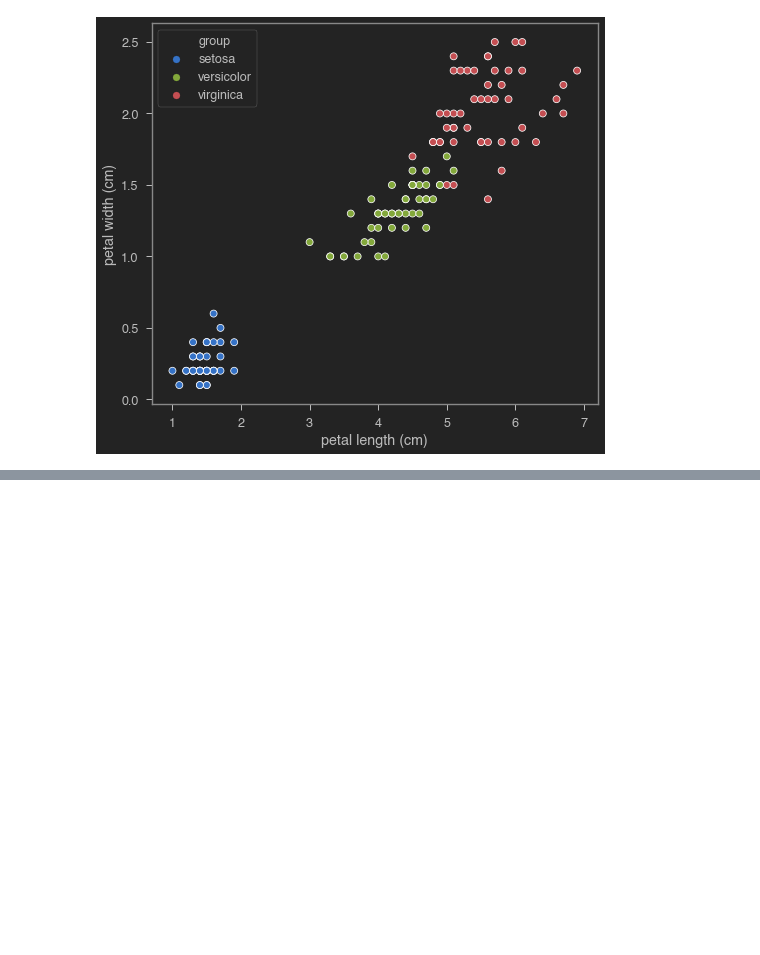
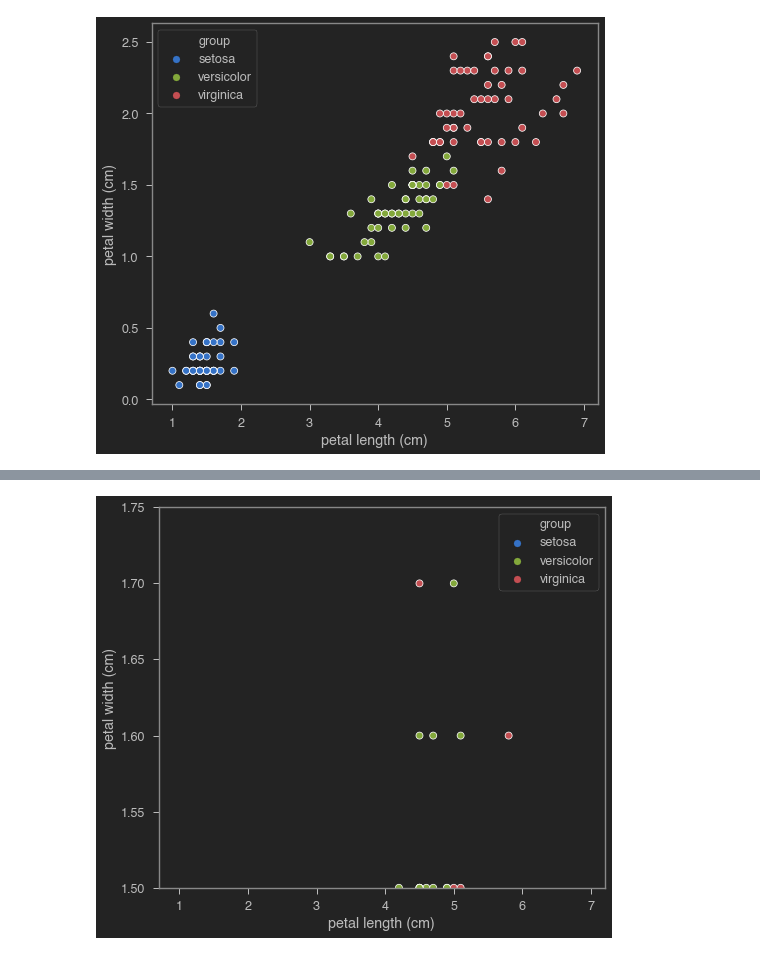
Before and after one commit to urevoleg/jlab, a Jupyter notebook: demo.ipynb, the cells around one changed output, grey strips where cells are left out. Cells and saved outputs as stored; diff of their text form; code cells hidden in the pictures; blank space fills up the shorter version.

```diff
--- a/demo.ipynb
+++ b/demo.ipynb
@@ -105,0 +120,6 @@ for pair in combinations(iris.drop('group', axis=1).columns, 2):
+# %%
+sns.scatterplot(x=pair[0], y=pair[1], hue='group', data=iris)
+plt.ylim((1.5, 1.75))
+plt.show()
+# %% [output]
+[figure, added]
```
Also changed, not shown: parts of 13 cells of this notebook, 1 other file.
